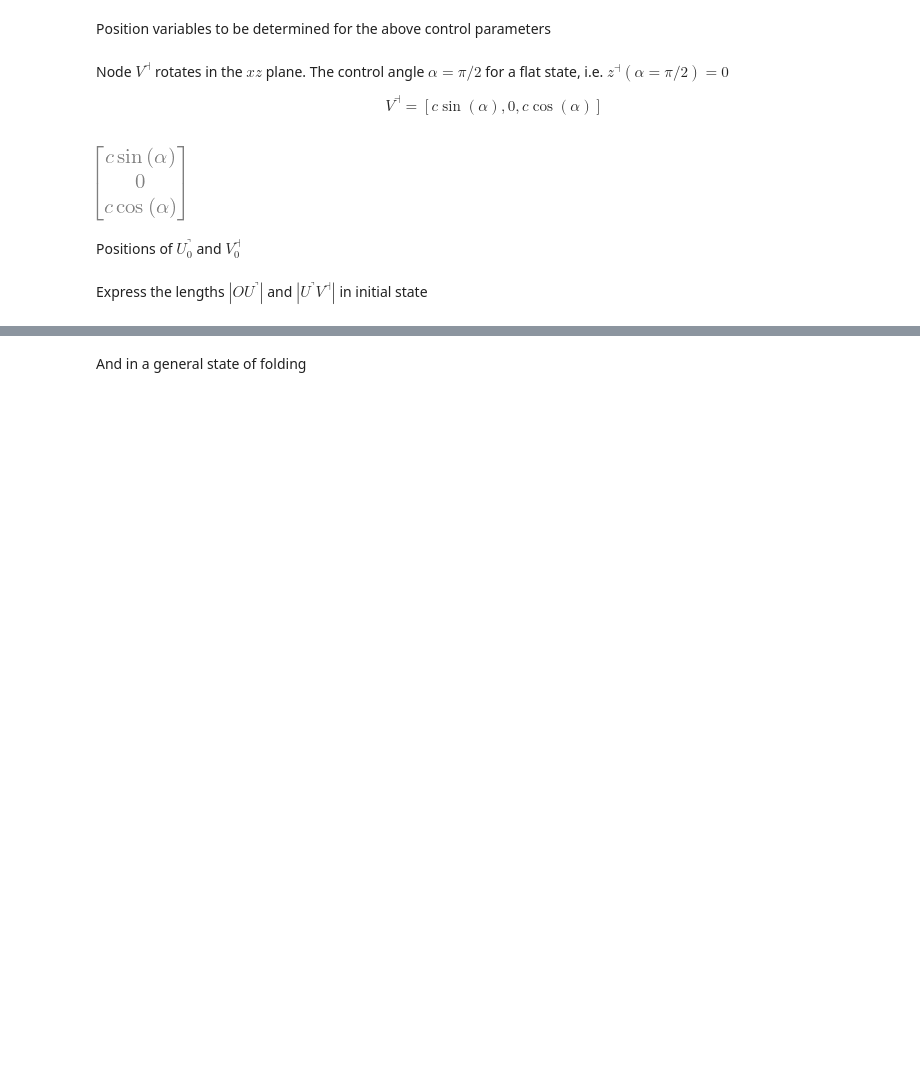
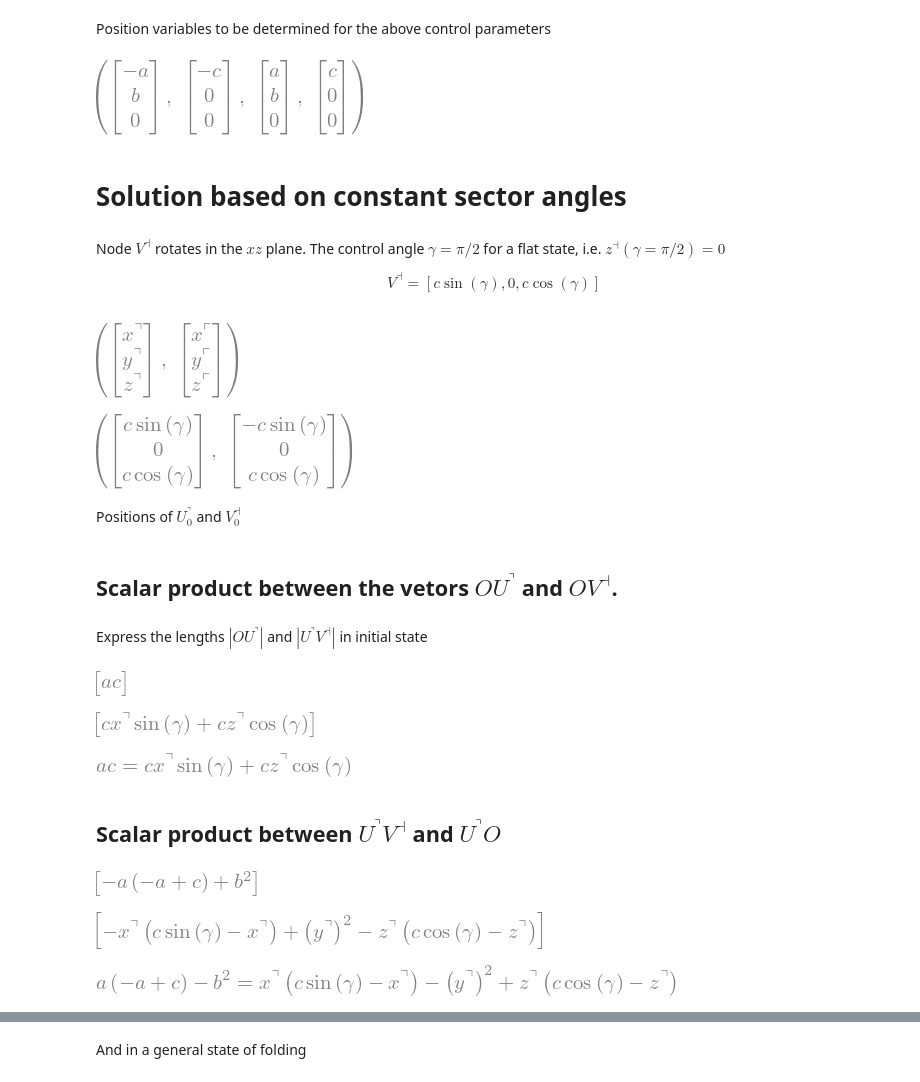
Before and after one commit to bmcs-group/bmcs_shell, a Jupyter notebook: bmcs_shell/folding/wb_cell_lab.ipynb, the cells around one changed output, grey strips where cells are left out. Drawn from its saved outputs; the diff is of its cells as text; code cells hidden in the pictures; blank space fills up the shorter version.

```diff
--- a/bmcs_shell/folding/wb_cell_lab.ipynb
+++ b/bmcs_shell/folding/wb_cell_lab.ipynb
@@ -10,7 +10,17 @@ import numpy as np
 Control parameters $a, b, c$ and angle $\alpha$
 # %%
 a, b, c = sp.symbols('a, b, c', positive=True)
-alpha = sp.symbols('alpha', positive=True)
+gamma = sp.symbols('gamma', positive=True)
 # %% [markdown]
 Position variables to be determined for the above control parameters
+# %%
+U_ur_0 = sp.Matrix([a, b, 0])
+U_ul_0 = sp.Matrix([-a, b, 0])
+V_r_0 = sp.Matrix([c, 0, 0])
+V_l_0 = sp.Matrix([-c, 0, 0])
+U_ul_0, V_l_0, U_ur_0, V_r_0
+# %% [output]
+[figure, added]
+# %% [markdown]
+# Solution based on constant sector angles
 # %%
@@ -18,12 +29,19 @@ x_ur, y_ur, z_ur = sp.symbols(r'x^{\urcorner}, y^{\urcorner}, z^{\urcorner}')#,
 # %% [markdown]
-Node $V^\dashv$ rotates in the $xz$ plane. The control angle $\alpha = \pi/2$ for a flat state, i.e. $z^\dashv(\alpha=\pi/2) = 0$
+Node $V^\dashv$ rotates in the $xz$ plane. The control angle $\gamma = \pi/2$ for a flat state, i.e. $z^\dashv(\gamma=\pi/2) = 0$
 \begin{align}
- V^\dashv = [c \sin(\alpha), 0, c \cos(\alpha)]
+ V^\dashv = [c \sin(\gamma), 0, c \cos(\gamma)]
 \end{align}
+# %%
+U_ur_1 = sp.Matrix([x_ur, y_ur, z_ur])
+U_ul_1 = sp.Matrix([x_ul, y_ul, z_ul])
+U_ur_1, U_ul_1
+# %% [output]
+[figure, added]
 # %%
-V_r_l = sp.Matrix([c * sp.sin(alpha), 0, c * sp.cos(alpha)])
-V_r_l
+V_r_1 = sp.Matrix([c * sp.sin(gamma), 0, c * sp.cos(gamma)])
+V_l_1 = sp.Matrix([-c * sp.sin(gamma), 0, c * sp.cos(gamma)])
+V_r_1, V_l_1
 # %% [output]
-[figure, old version]
+[figure, new version]
 # %% [markdown]
 Positions of $U^\urcorner_0$ and $V^\dashv_0$
@@ -33,2 +50,36 @@ V_r_0 = sp.Matrix([c, 0, 0])
+# %% [markdown]
+## Scalar product between the vetors $OU^\urcorner$ and $OV^\dashv$.
 # %% [markdown]
 Express the lengths $|OU^{\urcorner}|$ and $|U^{\urcorner}V^\dashv|$ in initial state
+# %%
+X_UOV_r_0 = U_ur_0.T * V_r_0
+X_UOV_r_0
+# %% [output]
+[figure, added]
+# %%
+X_UOV_r_1 = U_ur_1.T * V_r_1
+X_UOV_r_1
+# %% [output]
+[figure, added]
+# %%
+Eq_UOV_r = sp.Eq( X_UOV_r_0[0], X_UOV_r_1[0])
+Eq_UOV_r
+# %% [output]
+[figure, added]
+# %% [markdown]
+## Scalar product between $U^\urcorner V^\dashv$ and $U^{\urcorner}O$
+# %%
+X_VUO_r_0 = (V_r_0 - U_ur_0).T * (-U_ur_0)
+X_VUO_r_0
+# %% [output]
+[figure, added]
+# %%
+X_VUO_r_1 = (V_r_1 - U_ur_1).T * (-U_ur_1)
+X_VUO_r_1
+# %% [output]
+[figure, added]
+# %%
+Eq_VUO_r = sp.Eq( -X_VUO_r_0[0], -X_VUO_r_1[0])
+Eq_VUO_r
+# %% [output]
+[figure, added]
```
Also changed, not shown: parts of 39 cells of this notebook, 3 other files.
